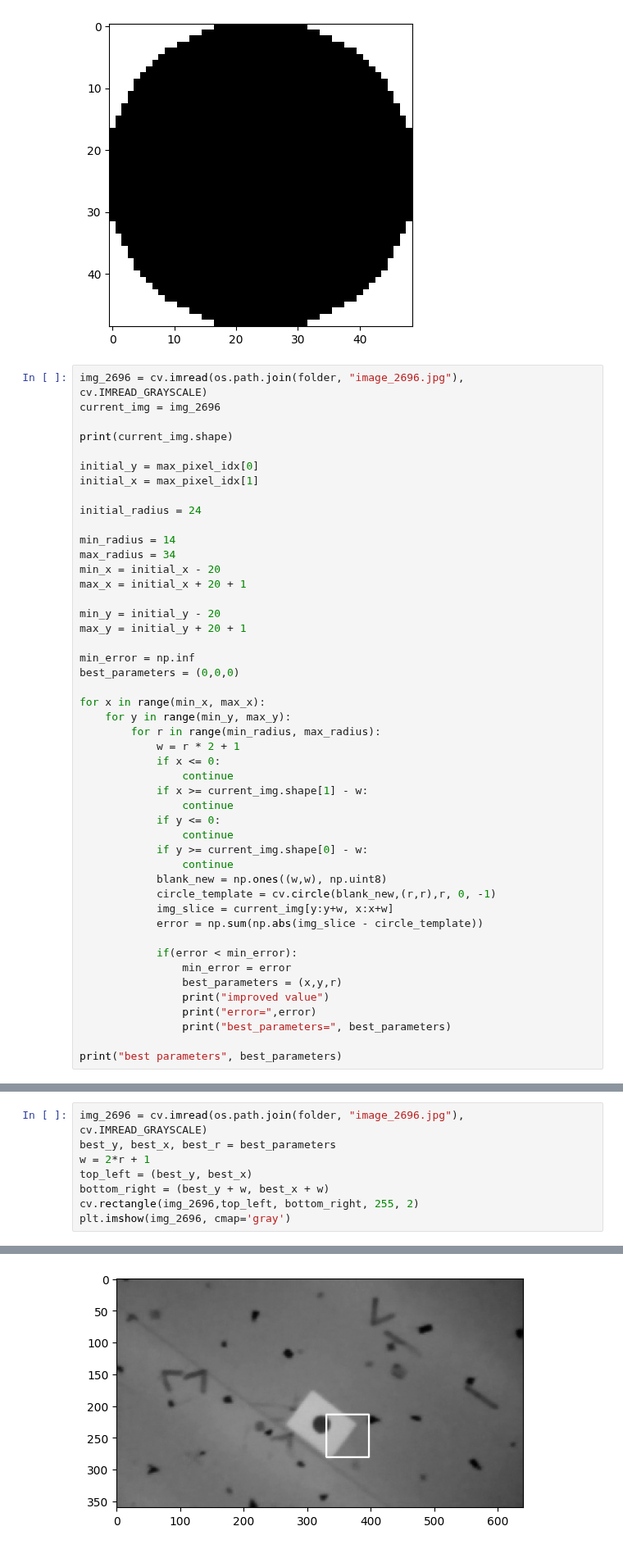
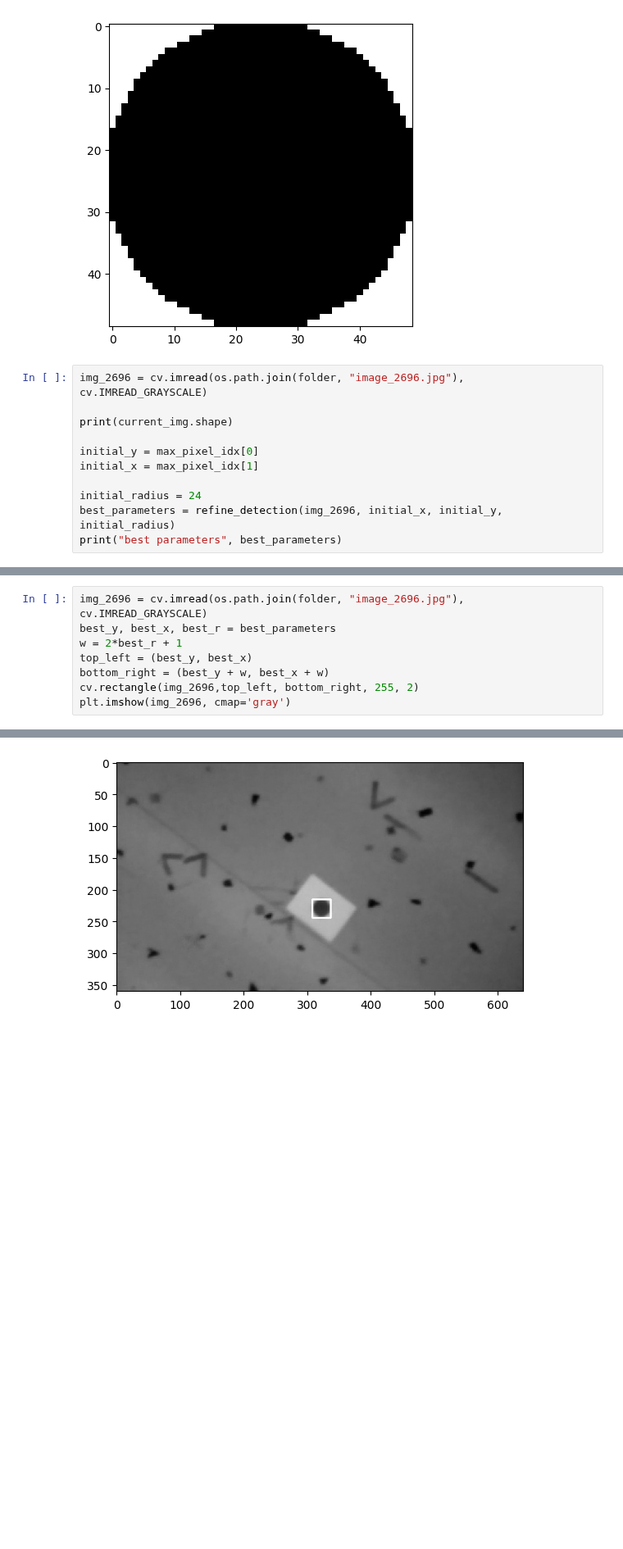
Before and after one commit to jclundy/aer1217_labs, a Jupyter notebook: lab3/lab3-notebook.ipynb, the cells around one changed output, grey strips where cells are left out. Shown at 82% size. Drawn from its saved outputs; the diff is of its cells as text; blank space fills up the shorter version.

```diff
--- a/lab3/lab3-notebook.ipynb
+++ b/lab3/lab3-notebook.ipynb
@@ -181,7 +182,6 @@ plt.imshow(circle_template, cmap='gray')
 [figure]
 # %%
 img_2696 = cv.imread(os.path.join(folder, "image_2696.jpg"), cv.IMREAD_GRAYSCALE)
-current_img = img_2696
 
 print(current_img.shape)
 
@@ -189,42 +189,7 @@ initial_y = max_pixel_idx[0]
 initial_x = max_pixel_idx[1]
 
 initial_radius = 24
-
-min_radius = 14
-max_radius = 34
-min_x = initial_x - 20
-max_x = initial_x + 20 + 1
-
-min_y = initial_y - 20
-max_y = initial_y + 20 + 1
-
-min_error = np.inf
-best_parameters = (0,0,0)
-
-for x in range(min_x, max_x):
-    for y in range(min_y, max_y):
-        for r in range(min_radius, max_radius):
-            w = r * 2 + 1
-            if x <= 0:
-                continue
-            if x >= current_img.shape[1] - w:
-                continue
-            if y <= 0:
-                continue
-            if y >= current_img.shape[0] - w:
-                continue
-            blank_new = np.ones((w,w), np.uint8)
-            circle_template = cv.circle(blank_new,(r,r),r, 0, -1)
-            img_slice = current_img[y:y+w, x:x+w]
-            error = np.sum(np.abs(img_slice - circle_template))
-
-            if(error < min_error):
-                min_error = error
-                best_parameters = (x,y,r)
-                print("improved value")
-                print("error=",error)
-                print("best_parameters=", best_parameters)
-
+best_parameters = refine_detection(img_2696, initial_x, initial_y, initial_radius)
 print("best parameters", best_parameters)
 # %% [output]
 (360, 640)
@@ -255,11 +205,11 @@ print(best_parameters)
 # %%
 img_2696 = cv.imread(os.path.join(folder, "image_2696.jpg"), cv.IMREAD_GRAYSCALE)
 best_y, best_x, best_r = best_parameters
-w = 2*r + 1
+w = 2*best_r + 1
 top_left = (best_y, best_x)
 bottom_right = (best_y + w, best_x + w)
 cv.rectangle(img_2696,top_left, bottom_right, 255, 2)
 plt.imshow(img_2696, cmap='gray')
 # %% [output]
 <matplotlib.image.AxesImage at 0x...>
-[figure, old version]
+[figure, new version]
```
Also changed, not shown: parts of 32 cells of this notebook.
